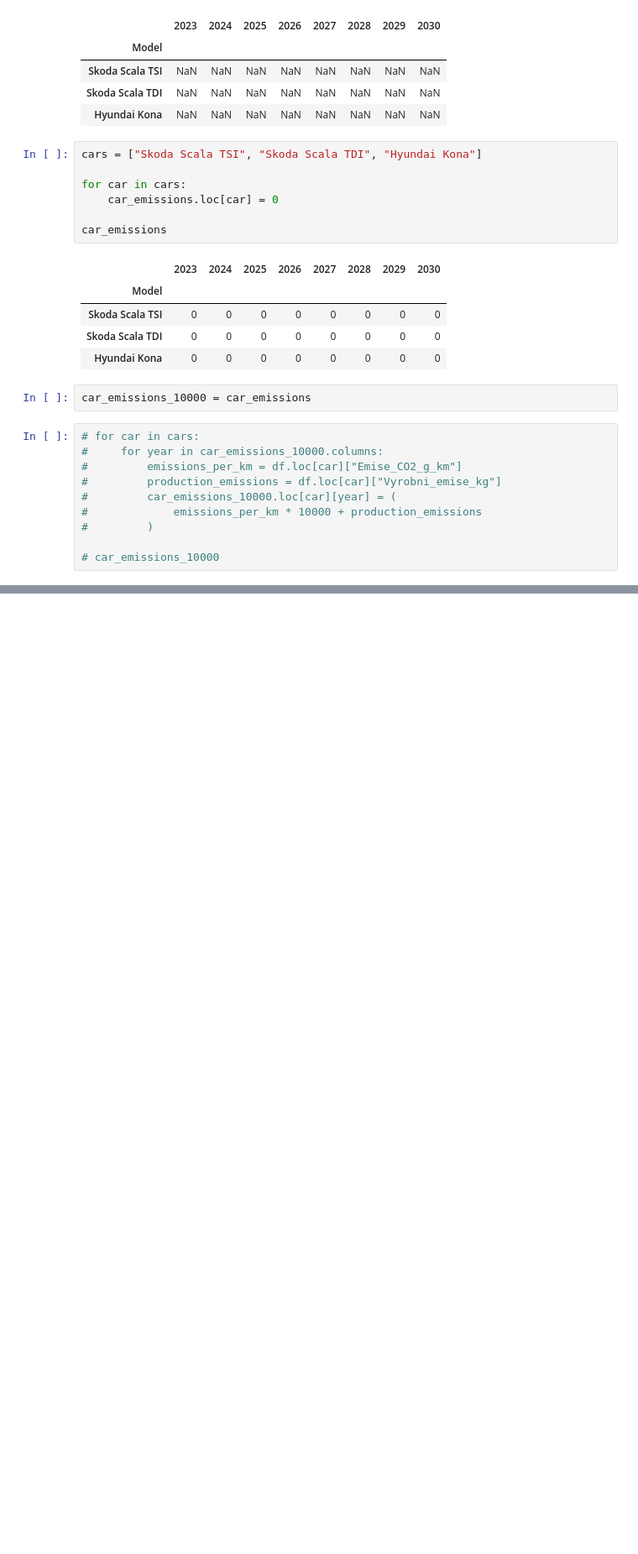
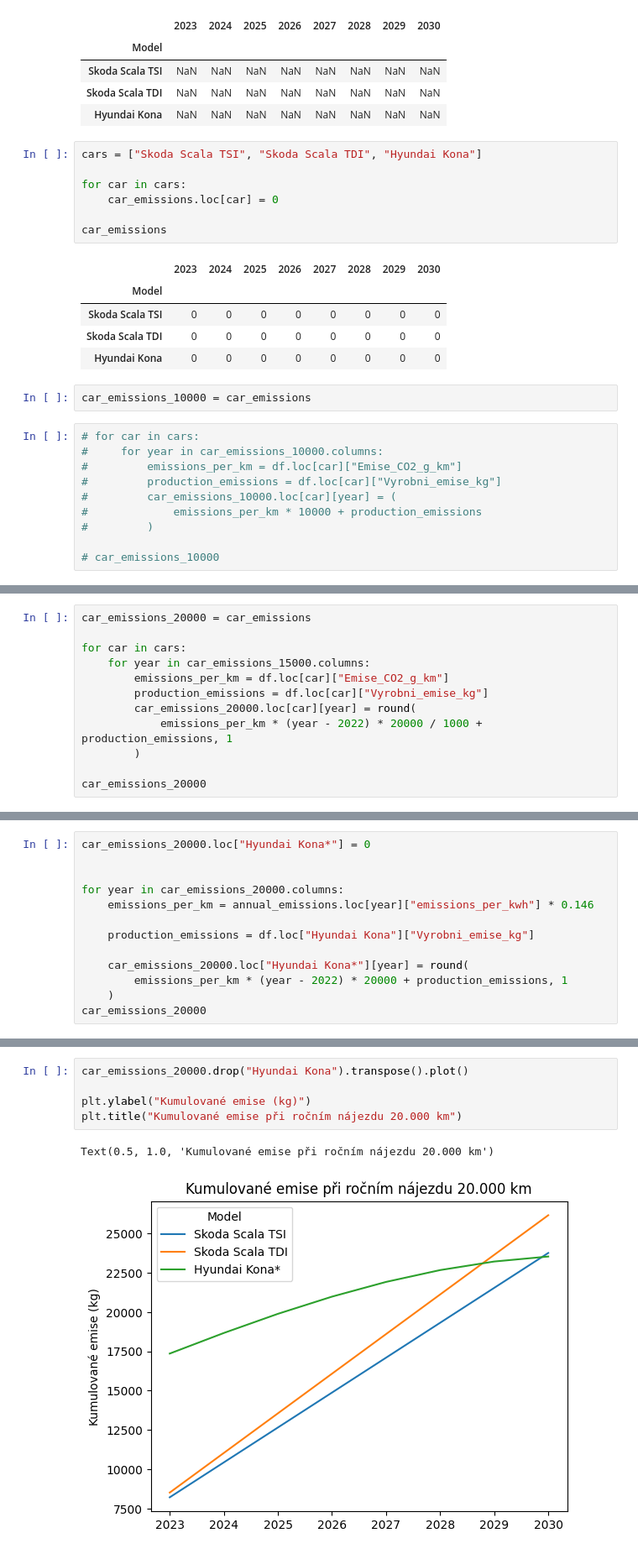
Before and after one commit to Czechitas-DA-Green-is-Good/Hackathon, a Jupyter notebook: WEM_cars_emissions.ipynb, the cells around one changed output, grey strips where cells are left out. Shown: that part at 84% size. Saved outputs shown, nothing was run; the diff lists cells and outputs as text; blank space fills up the shorter version.

```diff
--- a/WEM_cars_emissions.ipynb
+++ b/WEM_cars_emissions.ipynb
@@ -149,0 +204,12 @@ car_emissions_10000
+# %%
+car_emissions_20000 = car_emissions
+
+for car in cars:
+    for year in car_emissions_15000.columns:
+        emissions_per_km = df.loc[car]["Emise_CO2_g_km"]
+        production_emissions = df.loc[car]["Vyrobni_emise_kg"]
+        car_emissions_20000.loc[car][year] = round(
+            emissions_per_km * (year - 2022) * 20000 / 1000 + production_emissions, 1
+        )
+
+car_emissions_20000
@@ -149,0 +223,13 @@ car_emissions_10000
+# %%
+car_emissions_20000.loc["Hyundai Kona*"] = 0
+
+
+for year in car_emissions_20000.columns:
+    emissions_per_km = annual_emissions.loc[year]["emissions_per_kwh"] * 0.146
+
+    production_emissions = df.loc["Hyundai Kona"]["Vyrobni_emise_kg"]
+
+    car_emissions_20000.loc["Hyundai Kona*"][year] = round(
+        emissions_per_km * (year - 2022) * 20000 + production_emissions, 1
+    )
+car_emissions_20000
@@ -149,0 +243,8 @@ car_emissions_10000
+# %%
+car_emissions_20000.drop("Hyundai Kona").transpose().plot()
+
+plt.ylabel("Kumulované emise (kg)")
+plt.title("Kumulované emise při ročním nájezdu 20.000 km")
+# %% [output]
+Text(0.5, 1.0, 'Kumulované emise při ročním nájezdu 20.000 km')
+[figure, added]
```
Also changed, not shown: parts of 8 cells of this notebook.
